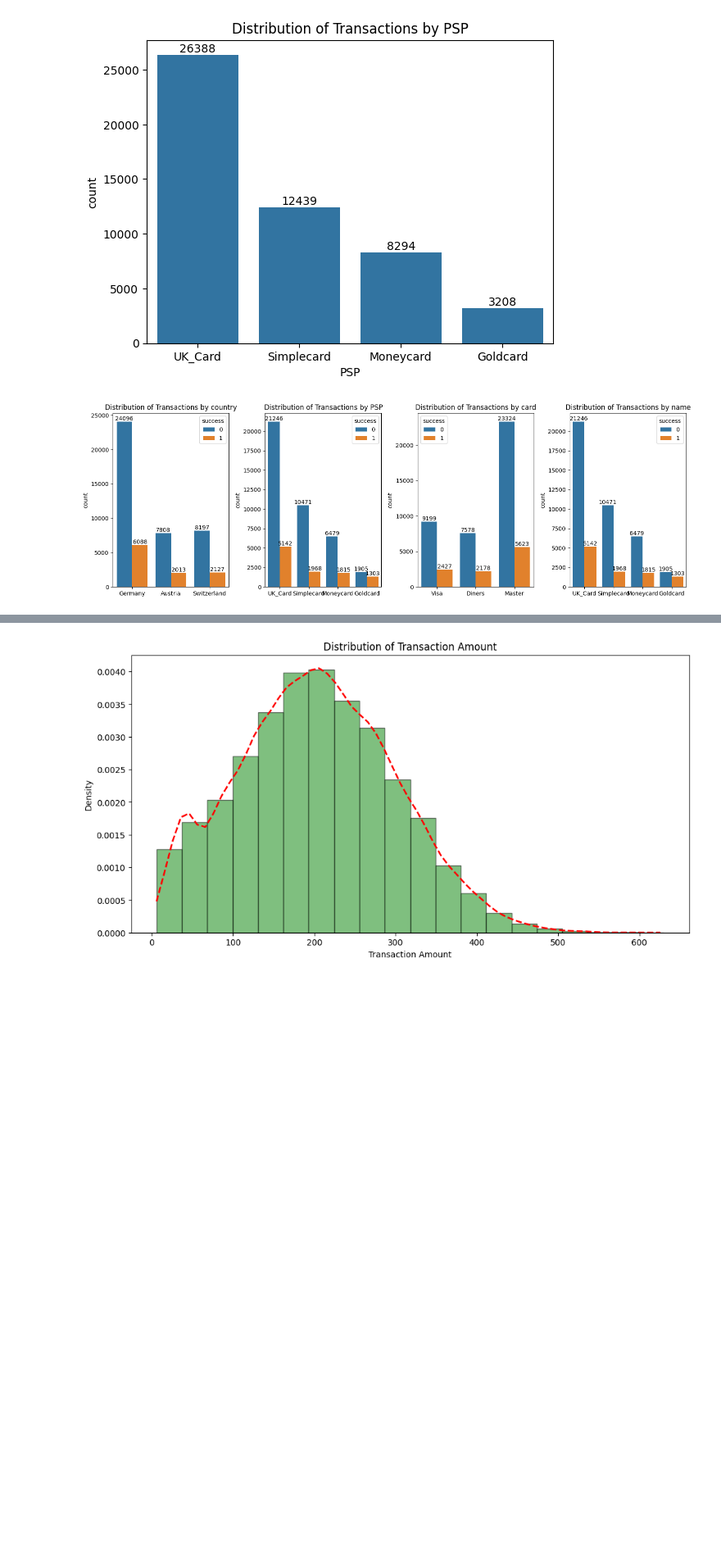
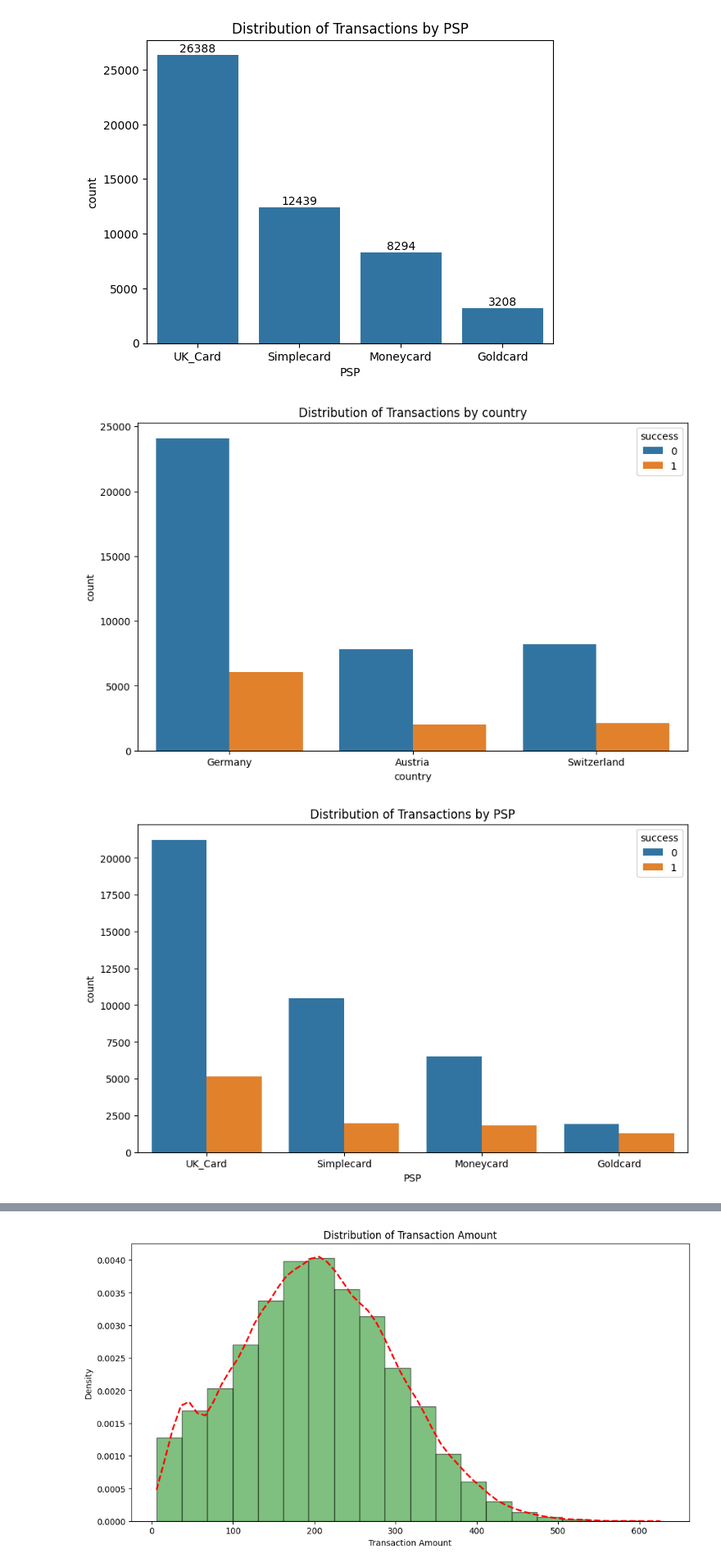
Before and after one commit to DadaNanjesha/CASE_STUDY_MODEL_ENGINEERING, a Jupyter notebook: CRISP.ipynb, the cells around one changed output, grey strips where cells are left out. Shown at 82% size. Drawn from its saved outputs; the diff is of its cells as text; code cells hidden in the pictures; blank space fills up the shorter version.

```diff
--- a/CRISP.ipynb
+++ b/CRISP.ipynb
@@ -225,20 +225,12 @@ plt.show()
 # %%
 # Explore the distribution of categorical variables
 categorical_columns = data.select_dtypes(include=['object']).columns
 
-# Set up subplots
-num_columns = len(categorical_columns)
-fig, axes = plt.subplots(1, num_columns, figsize=(15, 5))
-
-# Iterate through each categorical column and plot on a separate axis
-for i, column in enumerate(categorical_columns):
-    sns.countplot(x=column, hue='success', data=data, ax=axes[i])
-    axes[i].set_title(f'Distribution of Transactions by {column}')
-    axes[i].set_xlabel('')
-    axes[i].bar_label(axes[i].containers[0])
-    axes[i].bar_label(axes[i].containers[1])
-# Adjust layout to prevent overlapping
-plt.tight_layout()
-plt.show()
+for column in categorical_columns:
+    plt.figure(figsize=(10, 6))
+    sns.countplot(x=column, hue='success', data=data)
+    plt.title(f'Distribution of Transactions by {column}')
+    plt.show()
 # %% [output]
-[figure, old version]
+[figure, new version]
+[figure, added]
```
Also changed, not shown: parts of 1 cell of this notebook.
